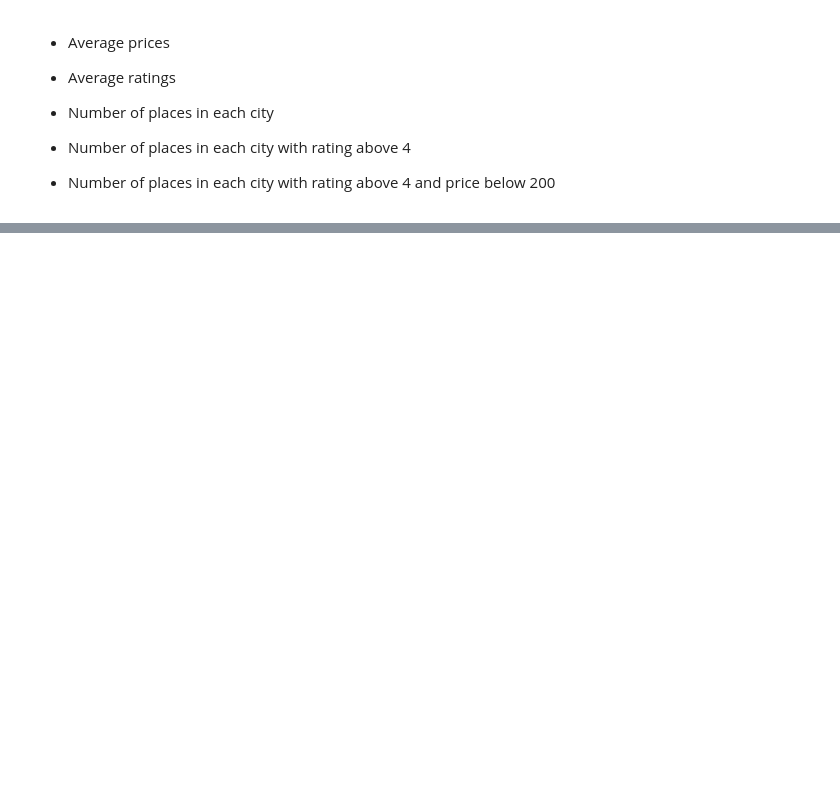
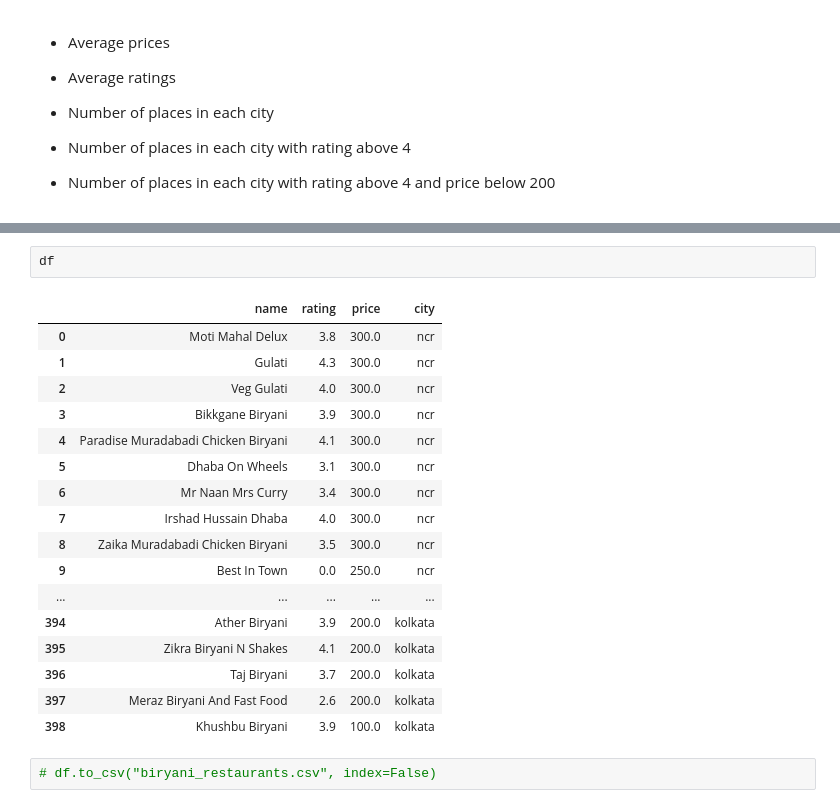
Before and after one commit to areenaarora/street-food-bluru, a Jupyter notebook: all-zomato-scrape.ipynb, the cells around one changed output, grey strips where cells are left out. Cells and saved outputs as stored; diff of their text form; blank space fills up the shorter version.

```diff
--- a/all-zomato-scrape.ipynb
+++ b/all-zomato-scrape.ipynb
@@ -212,0 +365,22 @@ df
+# %%
+df
+# %% [output]
+|  | name | rating | price | city |
+| 0 | Moti Mahal Delux | 3.8 | 300.0 | ncr |
+| 1 | Gulati | 4.3 | 300.0 | ncr |
+| 2 | Veg Gulati | 4.0 | 300.0 | ncr |
+| 3 | Bikkgane Biryani | 3.9 | 300.0 | ncr |
+| 4 | Paradise Muradabadi Chicken Biryani | 4.1 | 300.0 | ncr |
+| 5 | Dhaba On Wheels | 3.1 | 300.0 | ncr |
+| 6 | Mr Naan Mrs Curry | 3.4 | 300.0 | ncr |
+| 7 | Irshad Hussain Dhaba | 4.0 | 300.0 | ncr |
+| 8 | Zaika Muradabadi Chicken Biryani | 3.5 | 300.0 | ncr |
+| 9 | Best In Town | 0.0 | 250.0 | ncr |
+| ... | ... | ... | ... | ... |
+| 394 | Ather Biryani | 3.9 | 200.0 | kolkata |
+| 395 | Zikra Biryani N Shakes | 4.1 | 200.0 | kolkata |
+| 396 | Taj Biryani | 3.7 | 200.0 | kolkata |
+| 397 | Meraz Biryani And Fast Food | 2.6 | 200.0 | kolkata |
+| 398 | Khushbu Biryani | 3.9 | 100.0 | kolkata |
+# %%
+# df.to_csv("biryani_restaurants.csv", index=False)
```
Also changed, not shown: parts of 21 cells of this notebook, 1 other file.
